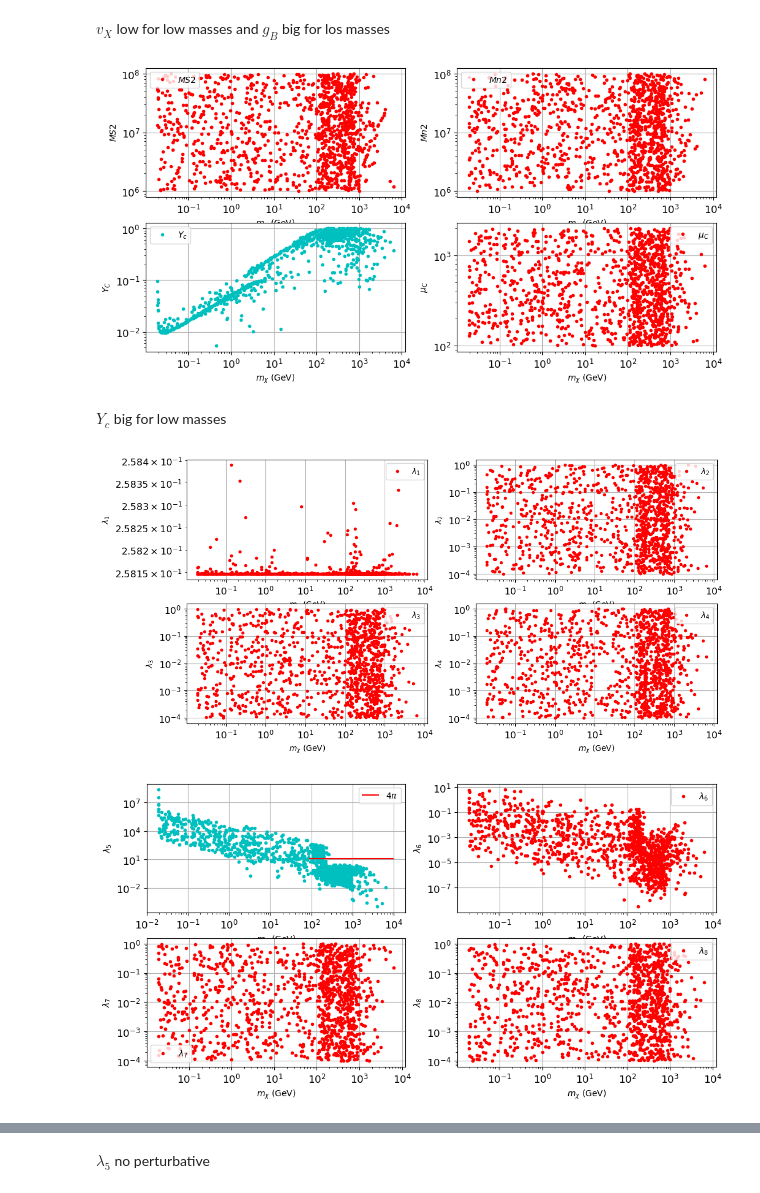
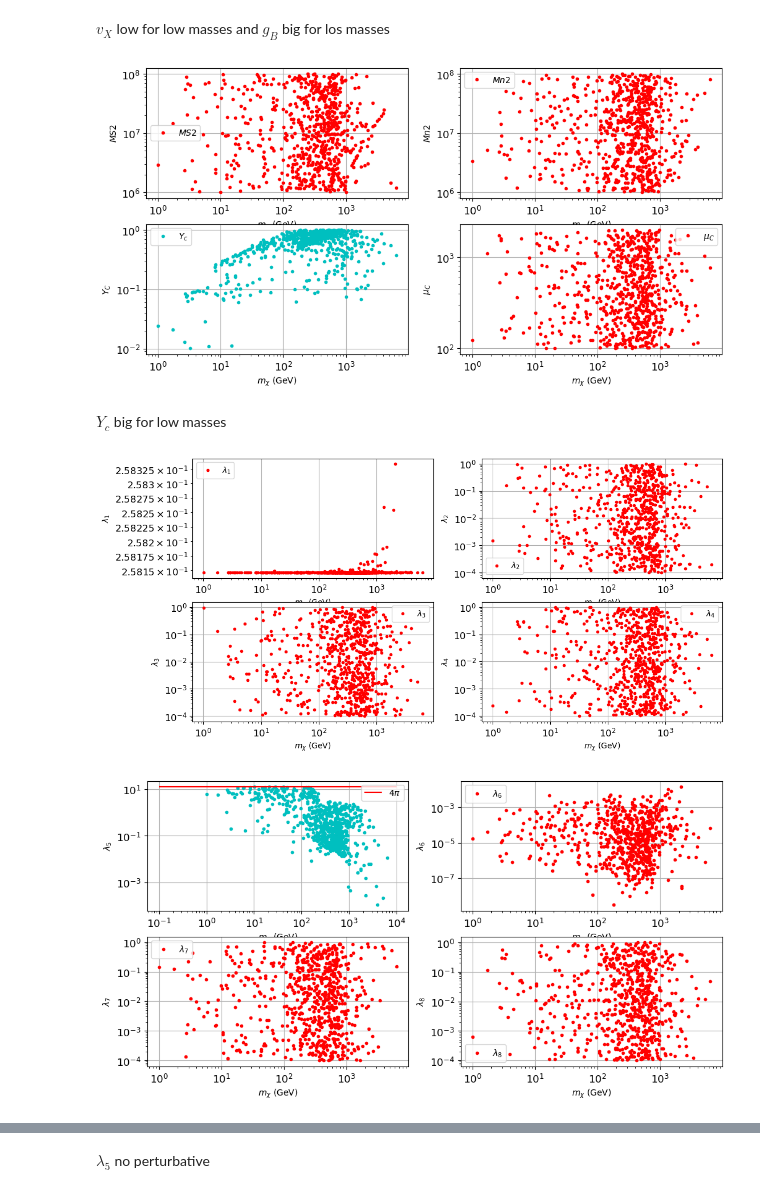
Before and after one commit to davidsuarezr/MDEO, a Jupyter notebook: random-scan-DM.ipynb, the cells around one changed output, grey strips where cells are left out. Cells and saved outputs as stored; diff of their text form; code cells hidden in the pictures.

```diff
--- a/random-scan-DM.ipynb
+++ b/random-scan-DM.ipynb
@@ -42,5 +42,5 @@ Filter with $m {\chi_1^0} < m {s_1}$
 # %%
-xd = xd[np.abs(xd.mXi_1) < np.abs(xd.mns_1)]
+xd = xd[np.logical_and(np.abs(xd.mXi_1) < np.abs(xd.mns_1), xd.Lam5 <= 4*np.pi )]
 
 xd = xd.reset_index()
 del[xd['index']]
@@ -48,7 +48,7 @@ del[xd['index']]
 ## Dark matter $\Omega h^2$
 # %%
 #Experimental values for DM:Planck results 2018
-e = 5
+e = 10
 Omega = 0.1200
 Omega_min=Omega - e*0.0012
 Omega_max=Omega + e*0.0012
@@ -489,7 +534,7 @@ plt.xlabel(r'$m_{\chi}$ (GeV)',size=10)
 plt.legend(prop={'size':10},loc='best')
 plt.grid()
 # %% [output]
-[figure, old version]
+[figure, new version]
 # %% [markdown]
 $Y_c$ big for low masses
 # %%
@@ -523,38 +568,38 @@ plt.xlabel(r'$m_{\chi}$ (GeV)',size=10)
 plt.legend(prop={'size':10},loc='best')
 plt.grid()
 # %% [output]
-[figure, old version]
+[figure, new version]
 # %%
 plt.figure(figsize=(12,6))
 
 plt.subplot(221)
 plt.loglog(xDM['mChi'], xDM.Lam5,'c.',label=r'')
 #plt.loglog(xDM['mXi_1'], xDM.Lam5,'c.',label=r'')
-plt.hlines(4*np.pi,90,1e4, 'r',label=r'$4\pi$')
+plt.hlines(4*np.pi,0.1,1e4, 'r',label=r'$4\pi$')
 plt.ylabel(r'$\lambda_5$',size=10)
 plt.xlabel(r'$m_{\chi}$ (GeV)',size=10)
 plt.legend(prop={'size':10},loc='best')
 plt.grid()
 
 plt.subplot(222)
 plt.loglog(xDM['mChi'], xDM.Lam6,'r.',label=r'$\lambda_6$')
 plt.ylabel(r'$\lambda_6$',size=10)
 plt.xlabel(r'$m_{\chi}$ (GeV)',size=10)
 plt.legend(prop={'size':10},loc='best')
 plt.grid()
 
 plt.subplot(223)
 plt.loglog(xDM['mChi'], xDM.Lam7,'r.',label=r'$\lambda_7$')
 plt.ylabel(r'$\lambda_7$',size=10)
 plt.xlabel(r'$m_{\chi}$ (GeV)',size=10)
 plt.legend(prop={'size':10},loc='best')
 plt.grid()
 
 plt.subplot(224)
 plt.loglog(xDM['mChi'], xDM.Lam8,'r.',label=r'$\lambda_8$')
 plt.ylabel(r'$\lambda_8$',size=10)
 plt.xlabel(r'$m_{\chi}$ (GeV)',size=10)
 plt.legend(prop={'size':10},loc='best')
 plt.grid()
 # %% [output]
-[figure, old version]
+[figure, new version]
```
Also changed, not shown: parts of 20 cells of this notebook, 3 other files.
